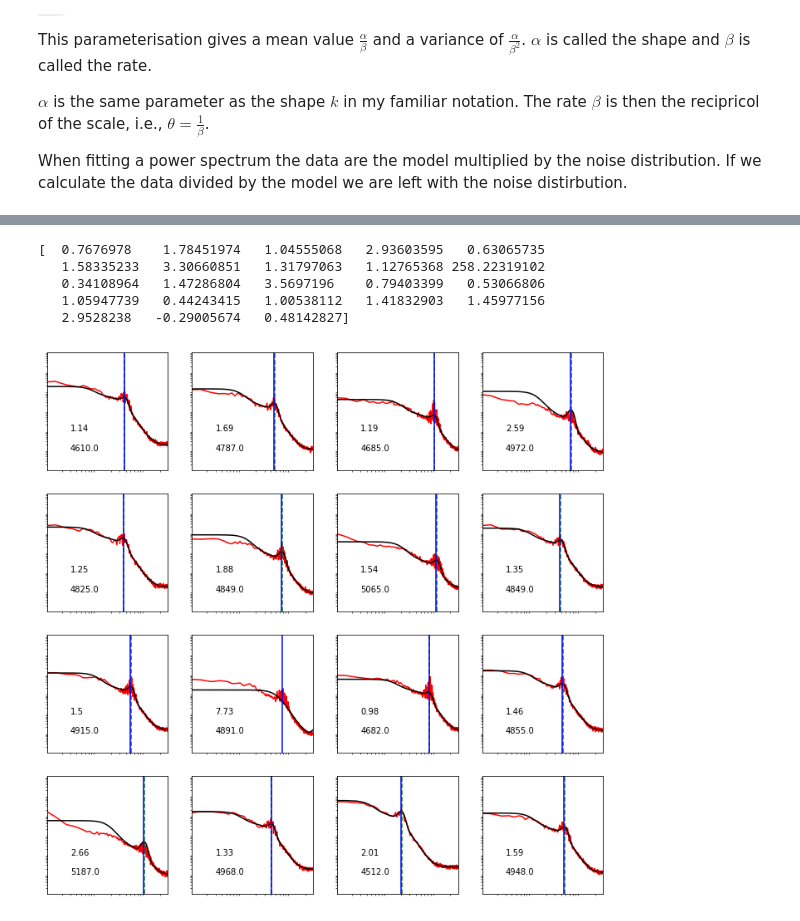
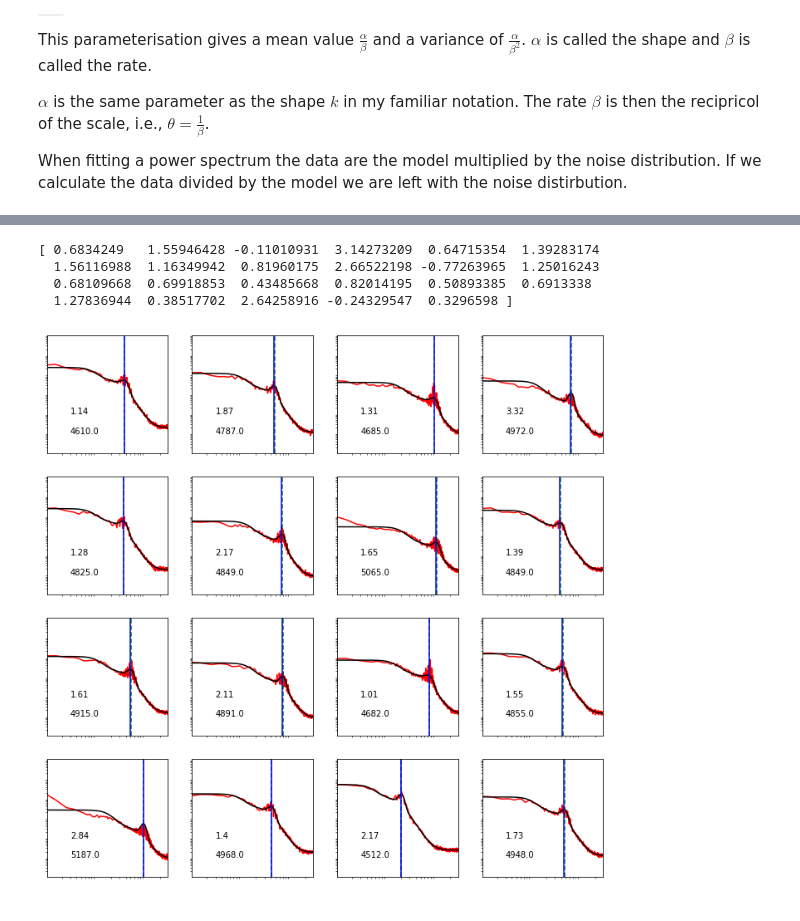
Before and after one commit to grd349/PyStanExamples, a Jupyter notebook: BackgroundData.ipynb, the cells around one changed output, grey strips where cells are left out. Drawn from its saved outputs; the diff is of its cells as text; code cells hidden in the pictures; some formulas as TeX source.

Commit message:
Added mass variable to envelope width.

```diff
--- a/BackgroundData.ipynb
+++ b/BackgroundData.ipynb
@@ -82,12 +82,12 @@ def apod(f, nyq):
     x = f / 2.0 / nyq
 
     return np.sinc(x)**2
-def model(f, ak, ae, at, bk, be, ck, ce, ct, dk, de, numax, wk, we, hk, he, white, mass):
+def model(f, ak, ae, at, bk, be, ck, ce, ct, dk, de, numax, wk, we, wt, hk, he, white, mass):
     a = 10**(ak + numax*ae + mass*at)
     b = 10**(bk + numax*be)
     c = 10**(ck + numax*ce + mass*ct)
     d = 10**(dk + numax*de)
-    width = 10**(wk + numax*we)
+    width = 10**(wk + numax*we + mass*wt)
     height = 10**(hk + numax*he)
     model = (apod(f, 288.8) * (harvey(f, a, b) + harvey(f, c, d) + gaussian(f, 10**numax, width, height))) + 10**white
     return model
@@ -96,7 +96,7 @@ bk, be = -0.48, 0.94
 ck, ce, ct = 3.55, -0.64, -0.26
 dk, de = 0.01, 0.97
 wk, we = -0.83, 1.0
-hk, he = 6.93, -2.14
+hk, he, wt = 6.93, -2.14, -0.3
 print(ak, ck, hk)
 n = 4
 fig, ax = plt.subplots(n,n, figsize=[12, 12])
@@ -106,8 +106,8 @@ for i in range(0, n*n):
     fit0 = model(freq,
                  ak, ae, at, bk, be,
                  ck, ce, ct, dk, de, np.log10(numaxs[i]),
-                 wk, we, hk, he, np.log10(whites[i]),
-                 np.log10(masses[i]))
+                 wk, we, wt, hk, he,
+                 np.log10(whites[i]), np.log10(masses[i]))
     ax[x,y].plot(freq, data[:,i], 'r-')
     ax[x,y].plot(freq, fit0, 'k-')
     ax[x,y].set_xscale('log')
@@ -179,6 +179,7 @@ parameters {
     real ct;
     real wk;
     real we;
+    real wt;
     real hk;
     real he;
 }
@@ -194,7 +195,7 @@ transformed parameters {
         b[j] = 10^(bk + numax[j] * be);
         c[j] = 10^(ck + numax[j] * ce + mass[j] * ct);
         d[j] = 10^(dk + numax[j] * de);
-        w[j] = 10^(wk + numax[j] * we);
+        w[j] = 10^(wk + numax[j] * we + mass[j] * wt);
         h[j] = 10^(hk + numax[j] * he);
     }
 }
@@ -222,11 +223,12 @@ model {
     de ~ normal(0.95, 0.01);
     wk ~ normal(-0.83, 0.005); // log10
     we ~ normal(1.0, 0.01);
+    wt ~ normal(-0.3, 0.01);
     hk ~ normal(6.93, 0.008); // log10
     he ~ normal(-2.18, 0.005);
     numax ~ normal(numax_est, 0.01);
     white ~ normal(white_est, 0.01);
-    mass ~ normal(mass_est, 0.01);
+    mass ~ normal(mass_est, 0.03);
 }
 '''
 sm = pystan.StanModel(model_code=code, model_name='backfit')
@@ -242,6 +244,6 @@ dat = {'N': len(freq),
       'white_est': np.log10(whites),
       'mass_est': np.log10(masses)}
 # Note dof is not actually dof but is in fact the number of bins over which we have smoothed.
-fit = sm.sampling(data=dat, iter=1000, chains=1)
+fit = sm.sampling(data=dat, iter=3000, chains=1)
 fit.plot()
 # %% [output]
@@ -271,11 +273,10 @@ convergence, Rhat=1).
 diff = 10**fit['numax'].mean(axis=0) - numaxs
 print(diff)
 # %% [output]
-[  0.7676978    1.78451974   1.04555068   2.93603595   0.63065735
-   1.58335233   3.30660851   1.31797063   1.12765368 258.22319102
-   0.34108964   1.47286804   3.5697196    0.79403399   0.53066806
-   1.05947739   0.44243415   1.00538112   1.41832903   1.45977156
-   2.9528238   -0.29005674   0.48142827]
+[ 0.6834249   1.55946428 -0.11010931  3.14273209  0.64715354  1.39283174
+  1.56116988  1.16349942  0.81960175  2.66522198 -0.77263965  1.25016243
+  0.68109668  0.69918853  0.43485668  0.82014195  0.50893385  0.6913338
+  1.27836944  0.38517702  2.64258916 -0.24329547  0.3296598 ]
 # %%
 n = 4
 fig, ax = plt.subplots(n,n, figsize=[12, 12])
@@ -286,32 +287,33 @@ bk = fit['bk'].mean()
 be = fit['be'].mean()
 ck = fit['ck'].mean()
 ce = fit['ce'].mean()
 ct = fit['ct'].mean()
 dk = fit['dk'].mean()
 de = fit['de'].mean()
 wk = fit['wk'].mean()
 we = fit['we'].mean()
+wt = fit['wt'].mean()
 hk = fit['hk'].mean()
 he = fit['he'].mean()
 numax = fit['numax'].mean(axis=0)
 white = fit['white'].mean(axis=0)
 mass = fit['mass'].mean(axis=0)
 mass_err = np.std(fit['mass'], axis=0)
 for i in range(0, n*n):
-    fit0 = model(freq, ak, ae, at, bk, be, ck, ce, ct, dk, de, numax[i], wk, we, hk, he, white[i], mass[i])
+    fit0 = model(freq, ak, ae, at, bk, be, ck, ce, ct, dk, de, numax[i], wk, we, wt, hk, he, white[i], mass[i])
     x = i // n
     y = i % n
     ax[x, y].plot(freq, data[:,i], 'r-')
     ax[x, y].plot(freq, fit0, 'k-')
     ax[x, y].set_xscale('log')
     ax[x, y].set_yscale('log')
     ax[x, y].set_ylim([1, 1e6])
     ax[x, y].set_xlim([1 ,288])
     ax[x, y].axvline(10**numax[i], c='g', linestyle='--')
     ax[x, y].axvline(numaxs[i], c='b')
     ax[x, y].set_yticks([])
     ax[x, y].set_xticks([])
     ax[x, y].text(3, 10, str(np.round(teffs[i])))
     ax[x, y].text(3, 100, str(np.round(10**mass[i] * 100)/100.0))
 # %% [output]
-[figure, old version]
+[figure, new version]
```
Also changed, not shown: parts of 3 cells of this notebook.
